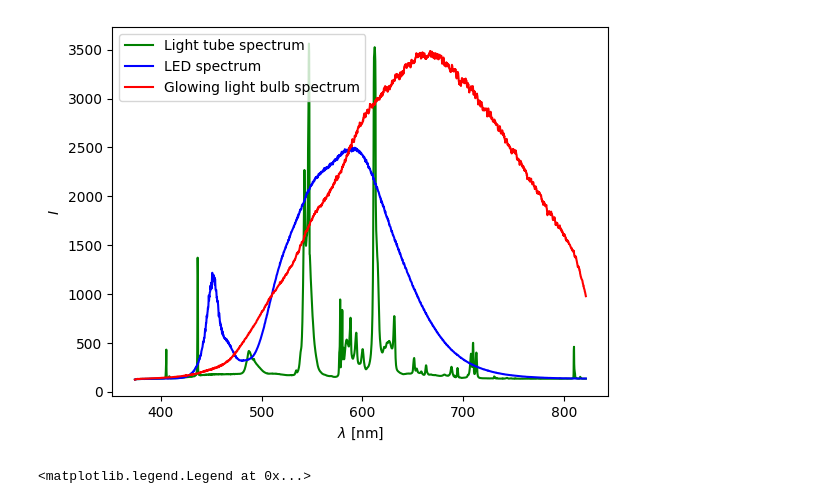
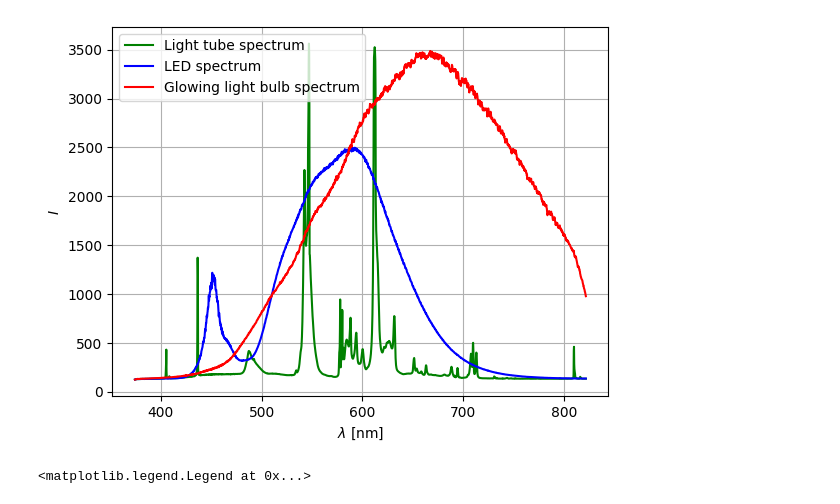
Before and after one commit to thexwon/P4, a Jupyter notebook: Semiconductor Spectroscopy/ss.ipynb, the cells around one changed output. Saved outputs shown, nothing was run; the diff lists cells and outputs as text; code cells hidden in the pictures.

```diff
--- a/Semiconductor Spectroscopy/ss.ipynb
+++ b/Semiconductor Spectroscopy/ss.ipynb
@@ -19,16 +16,22 @@ lamp_data = np.loadtxt('Daten/Lampe_1.Master.Scope', delimiter = '\t', skiprows
+# %%
+led_data = np.loadtxt('Daten/Led.Master.Scope', delimiter = '\t', skiprows = 24, max_rows = 2040)
+Leuchtstoff_Lampe_data = np.loadtxt('Daten/Leuchtstoff_Lampe.Master.Scope', delimiter = '\t',
+                                    skiprows = 24, max_rows = 2040)
+lamp_data = np.loadtxt('Daten/Lampe_1.Master.Scope', delimiter = '\t', skiprows = 24, max_rows = 2040)
 # %%
 plt.plot(Leuchtstoff_Lampe_data[:, 0], Leuchtstoff_Lampe_data[:, 1], label = 'Light tube spectrum',
         color = 'green')
 plt.plot(led_data[:, 0], led_data[:, 1], label = 'LED spectrum',
         color = 'blue')
 plt.plot(lamp_data[:, 0], lamp_data[:, 1], label = 'Glowing light bulb spectrum',
         color = 'red')
 plt.xlabel(fr'$\lambda$ [nm]')
 plt.ylabel(fr'$I$')
+plt.grid()
 plt.legend()
 plt.savefig('ss_ex0.jpg', dpi = 800)
 # %% [output]
-[figure, old version]
+[figure, new version]
 # %%
 plt.plot(led_data[:, 0], led_data[:, 1], label = 'LED spectrum',
         color = 'blue')
```
Also changed, not shown: parts of 10 cells of this notebook, 6 other files.
